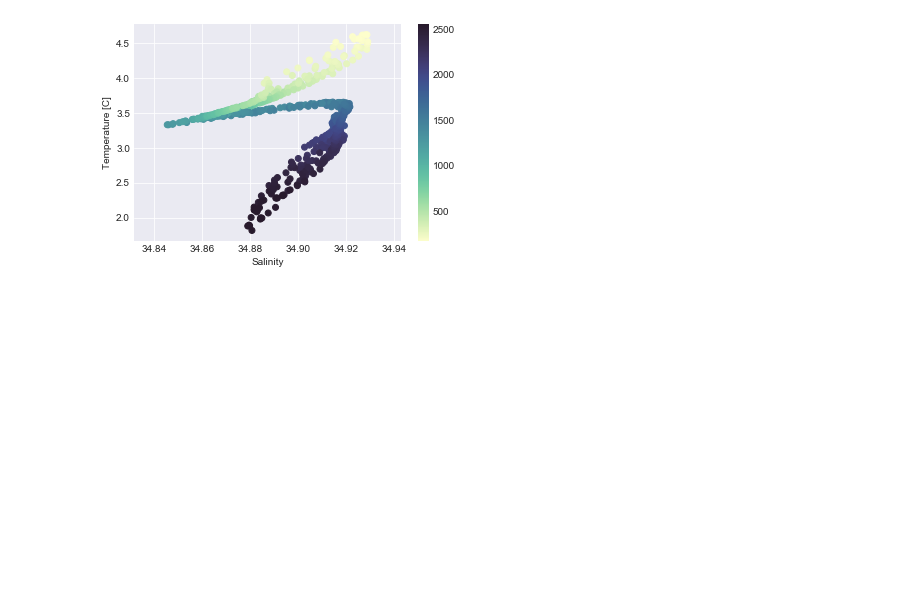
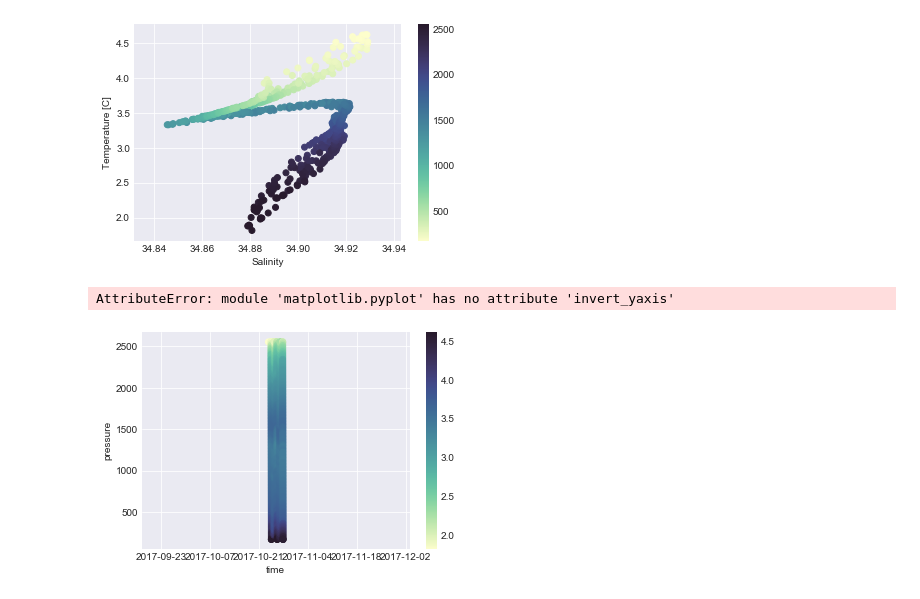
Before and after one commit to nlbeaird/OOI, a Jupyter notebook: OOI_play.ipynb, the cells around one changed output. Cells and saved outputs as stored; diff of their text form; code cells hidden in the pictures; blank space fills up the shorter version.

Commit message:
add plots

```diff
--- a/OOI_play.ipynb
+++ b/OOI_play.ipynb
@@ -208,3 +208,12 @@ plt.ylabel('Temperature [C]')
 # %% [output]
 Text(0,0.5,'Temperature [C]')
 [figure]
+# %%
+sc = plt.scatter(profiler.index, profiler.pressure, c = profiler.temperature, cmap=cmocean.cm.deep)
+
+plt.colorbar(sc)
+plt.xlabel('time')
+plt.ylabel('pressure')
+# %% [output]
+AttributeError: module 'matplotlib.pyplot' has no attribute 'invert_yaxis'
+[figure, added]
```
